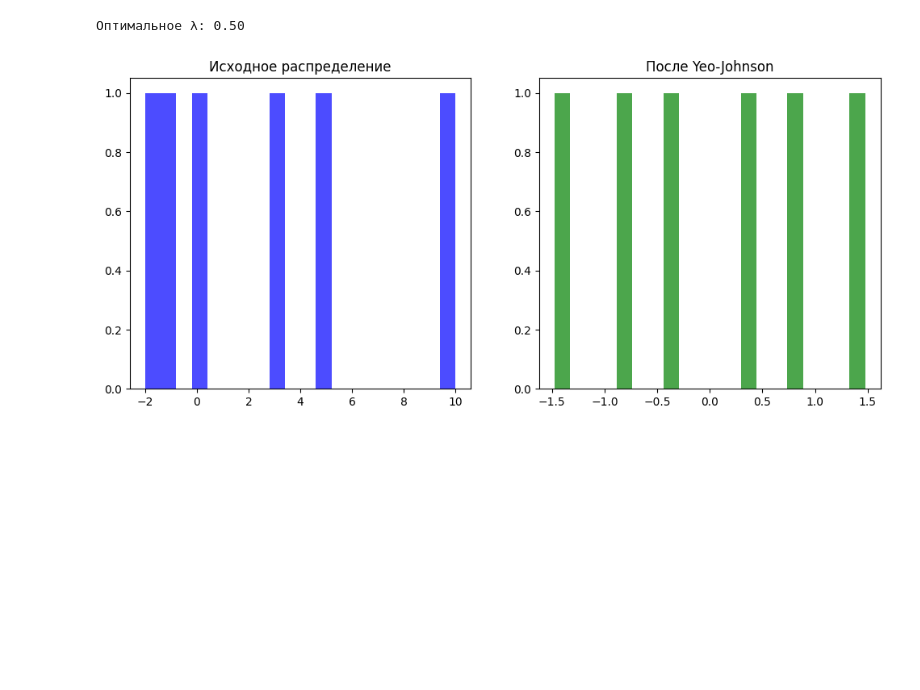
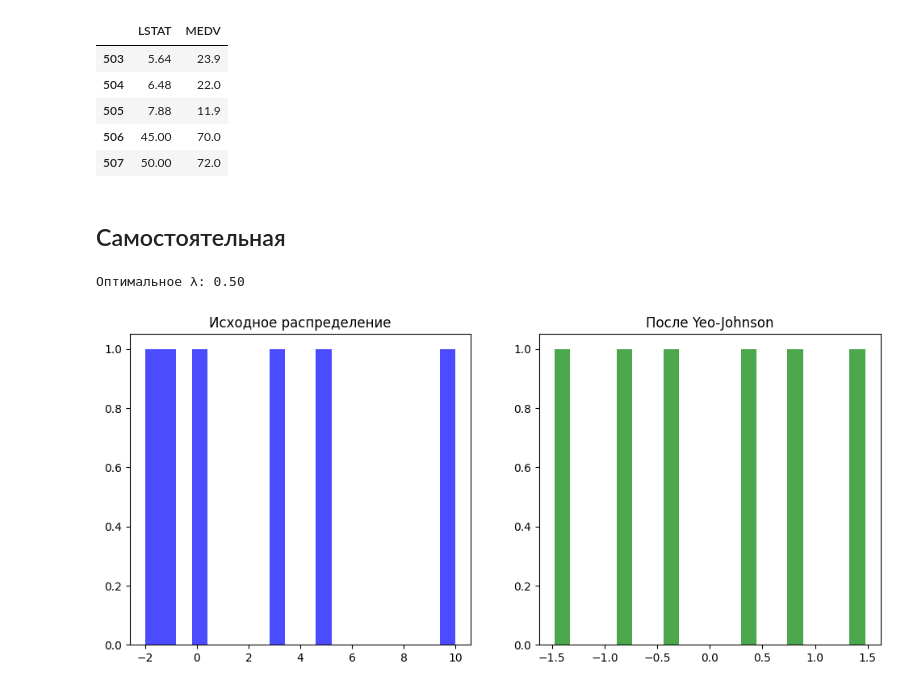
Before and after one commit to ChargeChallenger/TANN-notebooks, a Jupyter notebook: 04-nonlinear.ipynb, the cells around one changed output. Saved outputs shown, nothing was run; the diff lists cells and outputs as text; code cells hidden in the pictures; blank space fills up the shorter version.

```diff
--- a/04-nonlinear.ipynb
+++ b/04-nonlinear.ipynb
@@ -0,0 +78,9 @@
+# %%
+boston_outlier.tail()
+# %% [output]
+|  | LSTAT | MEDV |
+| 503 | 5.64 | 23.9 |
+| 504 | 6.48 | 22.0 |
+| 505 | 7.88 | 11.9 |
+| 506 | 45.00 | 70.0 |
+| 507 | 50.00 | 72.0 |
@@ -1,3 +89,5 @@
+# %% [markdown]
+## Самостоятельная
 # %%
 from sklearn.preprocessing import PowerTransformer
 import numpy as np
```
Also changed, not shown: parts of 9 cells of this notebook, 1 other file.
